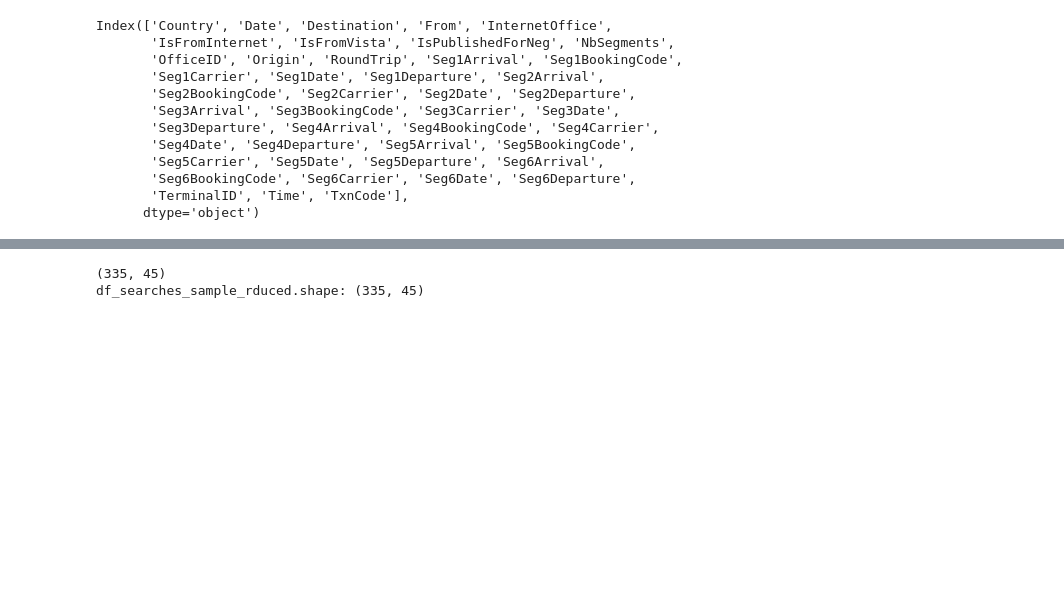
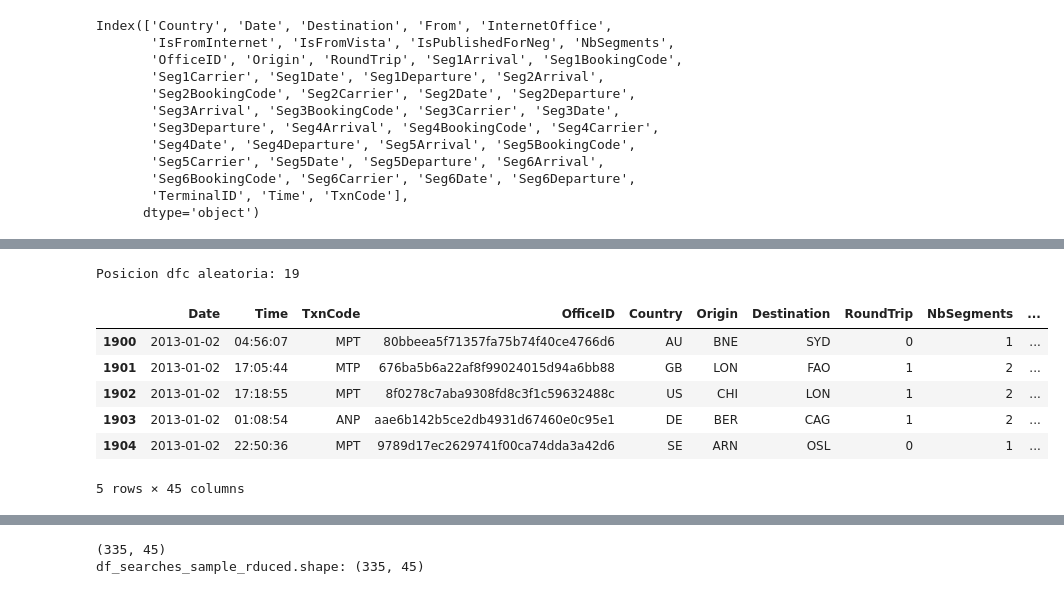
Before and after one commit to bdeotto/reto_Amadeus, a Jupyter notebook: reto_Amadeus.ipynb, the cells around one changed output, grey strips where cells are left out. Drawn from its saved outputs; the diff is of its cells as text; code cells hidden in the pictures; blank space fills up the shorter version.

Commit message:
Método alternativo para eliminar duplicados (Ejercicio 3)

```diff
--- a/reto_Amadeus.ipynb
+++ b/reto_Amadeus.ipynb
@@ -8,6 +8,7 @@ import time
 path_bookings='bookings.csv.bz2'
 path_bookings_sample='bookings.sample.csv.bz2'
 path_searches='searches.csv.bz2'
+path_searches_sample='searches.sample.csv.bz2'
 path_bookings_clean='bookings.clean.csv.bz2'
 # %% [markdown]
 ### Exercise 1
@@ -620,0 +705,9 @@ Index(['Country', 'Date', 'Destination', 'From', 'InternetOffice',
+# %%
+# Lista de cols. de searches que deben estar en mayúsculas:
+
+se_uppercase_cols=[]
+for col in se_obj_cols:
+    if df_se_sample[col].unique()[-1]==df_se_sample[col].unique()[-1].upper():
+        se_uppercase_cols.append(col)
+print (f'{len(se_uppercase_cols)} columnas en mayúsculas en searches')
+se_uppercase_cols
@@ -620,0 +737,28 @@ Index(['Country', 'Date', 'Destination', 'From', 'InternetOffice',
+# %%
+# Primera etapa: ajusta la edición y elimina duplicados en cada chunk, y crea un dataframe dfc para cada uno.
+# Prueba con sample:
+
+t_0=time.process_time()
+
+smll_chk=100
+reader=pd.read_csv(path_searches_sample,compression='bz2',\
+                   sep='^',iterator=True, chunksize=smll_chk)
+df_aux_0=pd.DataFrame()
+len_df_se_smpl_clean_0=0
+for i, df in enumerate(reader):
+    for col in se_obj_cols:
+        df[col]=df[col].astype(str).str.strip() # Corrección astype para esquivar traceback
+    for col in se_uppercase_cols:
+        df[col]=df[col].str.upper()
+    dfc=df.drop_duplicates() # Elimina duplicados en cada chunk
+    len_df_se_smpl_clean_0+=len(dfc)
+    globals()['dfc'+str(i)]=dfc
+    if (i+1)%10==0: print (f'{i+1} dfc creados')
+    #if (i+1)==30: break # Sanity check
+n_dfc=i+1 # Número de dataframes dfc creados
+
+tempus=time.process_time()-t_0
+
+print (f'Tiempo de proceso: {tempus}')
+print (f'Número de filas tras primer drop_duplicates: {len_df_se_smpl_clean_0}')
+print (f'Numero de dataframes dfc: {n_dfc}')
@@ -620,0 +791,15 @@ Index(['Country', 'Date', 'Destination', 'From', 'InternetOffice',
+# %%
+# Inspección:
+
+rnd=np.random.randint(n_dfc)
+print (f'Posicion dfc aleatoria: {rnd}')
+globals()['dfc'+str(rnd)].head()
+# %% [output]
+Posicion dfc aleatoria: 19
+|  | Date | Time | TxnCode | OfficeID | Country | Origin | Destination | RoundTrip | NbSegments | ... |
+| 1900 | 2013-01-02 | 04:56:07 | MPT | 80bbeea5f71357fa75b74f40ce4766d6 | AU | BNE | SYD | 0 | 1 | ... |
+| 1901 | 2013-01-02 | 17:05:44 | MTP | 676ba5b6a22af8f99024015d94a6bb88 | GB | LON | FAO | 1 | 2 | ... |
+| 1902 | 2013-01-02 | 17:18:55 | MPT | 8f0278c7aba9308fd8c3f1c59632488c | US | CHI | LON | 1 | 2 | ... |
+| 1903 | 2013-01-02 | 01:08:54 | ANP | aae6b142b5ce2db4931d67460e0c95e1 | DE | BER | CAG | 1 | 2 | ... |
+| 1904 | 2013-01-02 | 22:50:36 | MPT | 9789d17ec2629741f00ca74dda3a42d6 | SE | ARN | OSL | 0 | 1 | ... |
+5 rows × 45 columns
```
Also changed, not shown: parts of 25 cells of this notebook.
